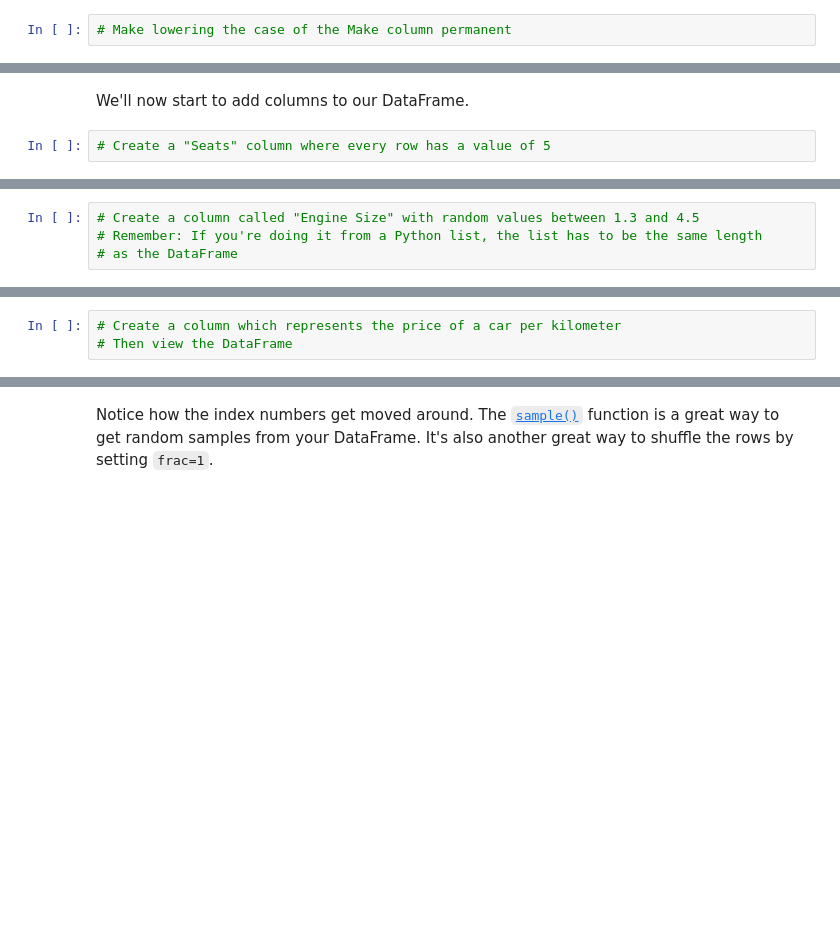
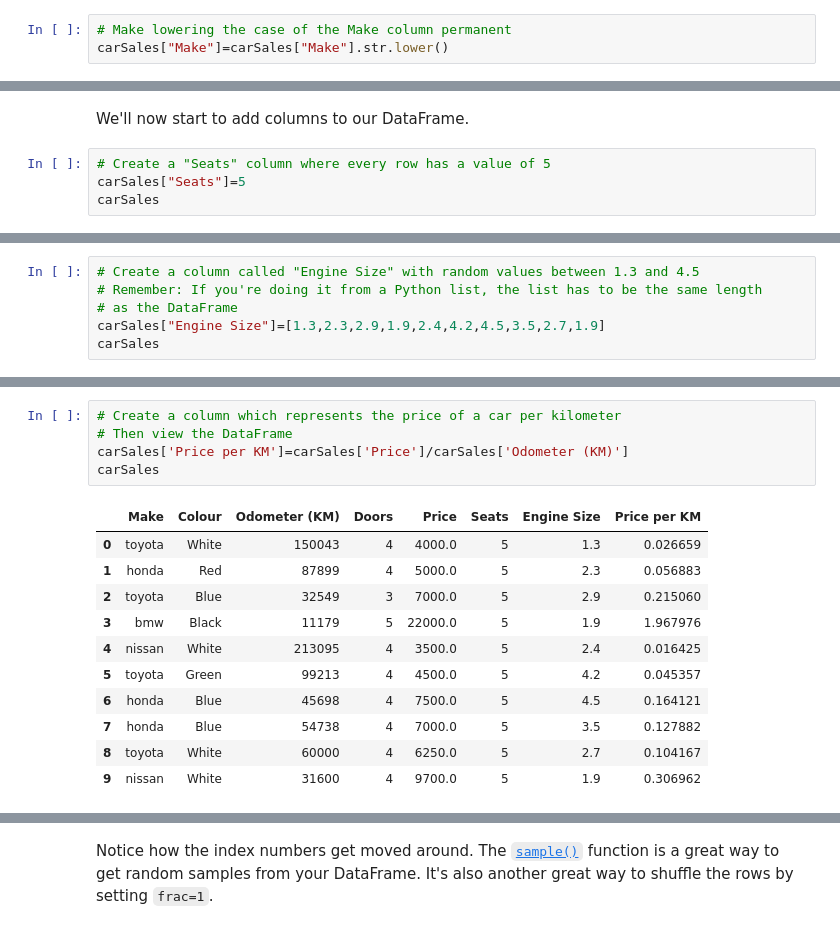
Before and after one commit to adi2025a/Pandas-Introduction-Notes, a Jupyter notebook: pandas-exercises (1).ipynb, the cells around one changed output, grey strips where cells are left out. Cells and saved outputs as stored; diff of their text form; blank space fills up the shorter version.

```diff
--- a/pandas-exercises (1).ipynb
+++ b/pandas-exercises (1).ipynb
@@ -167,5 +325,6 @@ How could you make these changes permanent?
 Try it out.
 # %%
 # Make lowering the case of the Make column permanent
+carSales["Make"]=carSales["Make"].str.lower()
 # %%
 # Check the car sales DataFrame
@@ -194,3 +408,5 @@ Let's try fill them.
 We'll now start to add columns to our DataFrame.
 # %%
 # Create a "Seats" column where every row has a value of 5
+carSales["Seats"]=5
+carSales
@@ -198,3 +426,5 @@ We'll now start to add columns to our DataFrame.
 # Create a column called "Engine Size" with random values between 1.3 and 4.5
 # Remember: If you're doing it from a Python list, the list has to be the same length
 # as the DataFrame
+carSales["Engine Size"]=[1.3,2.3,2.9,1.9,2.4,4.2,4.5,3.5,2.7,1.9]
+carSales
@@ -201,5 +443,19 @@ We'll now start to add columns to our DataFrame.
 # %%
 # Create a column which represents the price of a car per kilometer
 # Then view the DataFrame
+carSales['Price per KM']=carSales['Price']/carSales['Odometer (KM)']
+carSales
+# %% [output]
+|  | Make | Colour | Odometer (KM) | Doors | Price | Seats | Engine Size | Price per KM |
+| 0 | toyota | White | 150043 | 4 | 4000.0 | 5 | 1.3 | 0.026659 |
+| 1 | honda | Red | 87899 | 4 | 5000.0 | 5 | 2.3 | 0.056883 |
+| 2 | toyota | Blue | 32549 | 3 | 7000.0 | 5 | 2.9 | 0.215060 |
+| 3 | bmw | Black | 11179 | 5 | 22000.0 | 5 | 1.9 | 1.967976 |
+| 4 | nissan | White | 213095 | 4 | 3500.0 | 5 | 2.4 | 0.016425 |
+| 5 | toyota | Green | 99213 | 4 | 4500.0 | 5 | 4.2 | 0.045357 |
+| 6 | honda | Blue | 45698 | 4 | 7500.0 | 5 | 4.5 | 0.164121 |
+| 7 | honda | Blue | 54738 | 4 | 7000.0 | 5 | 3.5 | 0.127882 |
+| 8 | toyota | White | 60000 | 4 | 6250.0 | 5 | 2.7 | 0.104167 |
+| 9 | nissan | White | 31600 | 4 | 9700.0 | 5 | 1.9 | 0.306962 |
 # %%
 # Remove the last column you added using .drop()
```
Also changed, not shown: parts of 67 cells of this notebook.
